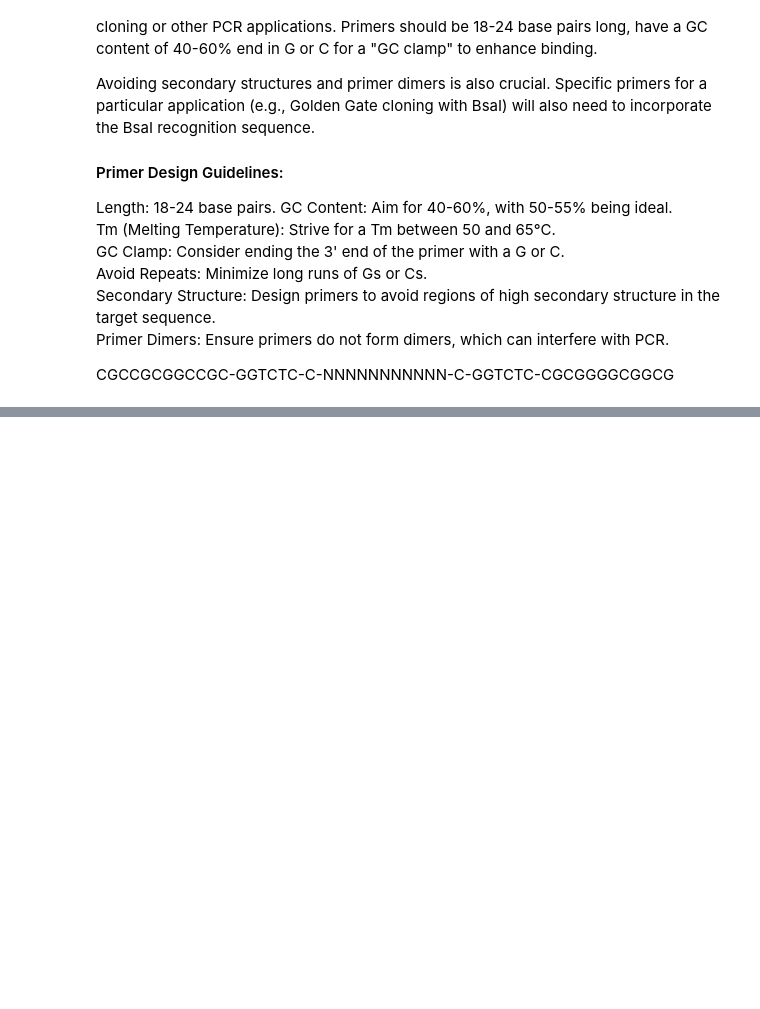
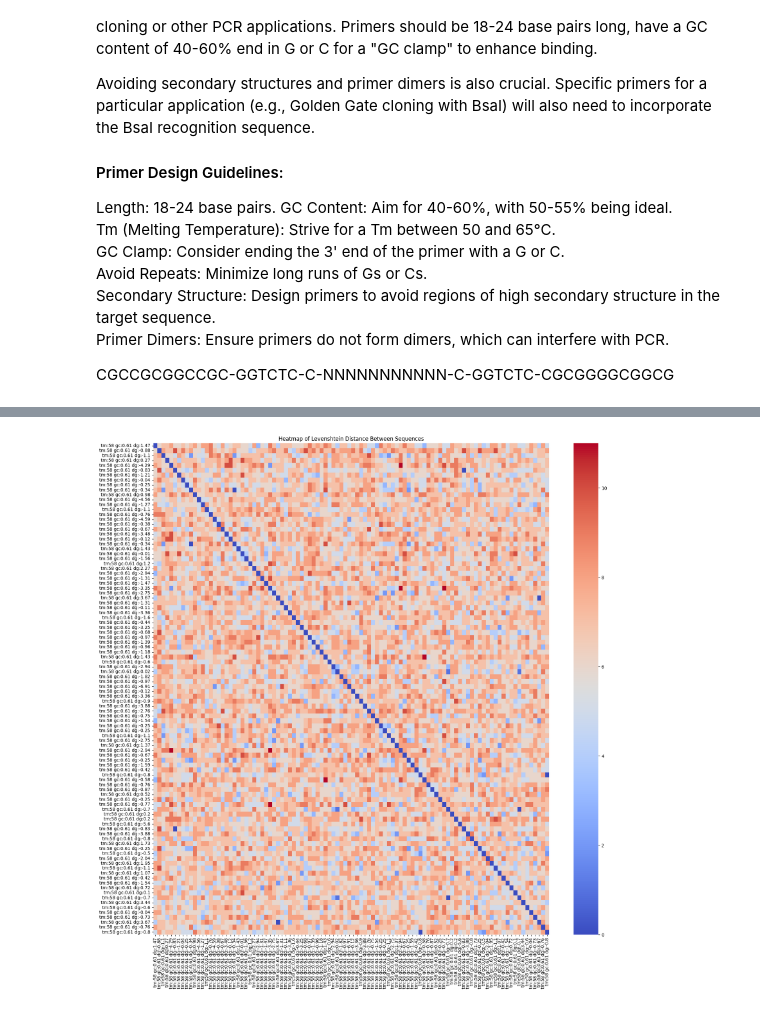
Before and after one commit to ArianeMora/oligopoolio, a Jupyter notebook: notebooks/PrimerDesign.ipynb, the cells around one changed output, grey strips where cells are left out. Saved outputs shown, nothing was run; the diff lists cells and outputs as text; code cells hidden in the pictures; blank space fills up the shorter version.

```diff
--- a/notebooks/PrimerDesign.ipynb
+++ b/notebooks/PrimerDesign.ipynb
@@ -99,0 +202,17 @@ print("Best primer:", decode_primer(best_pos))
+# %%
+import seaborn as sns
+import matplotlib.pyplot as plt
+distance_matrix = np.zeros((num_sequences, num_sequences), dtype=int)
+
+for i in range(num_sequences):
+    for j in range(num_sequences):
+        dist = Levenshtein.distance(sequences[i], sequences[j])
+        distance_matrix[i, j] = dist
+
+# Create a heatmap
+plt.figure(figsize=(20, 20))
+sns.heatmap(distance_matrix, xticklabels=seq_ids, yticklabels=seq_ids, annot=False, cmap='coolwarm')
+plt.title("Heatmap of Levenshtein Distance Between Sequences")
+plt.show()
+# %% [output]
+[figure, added]
```
Also changed, not shown: parts of 10 cells of this notebook.
